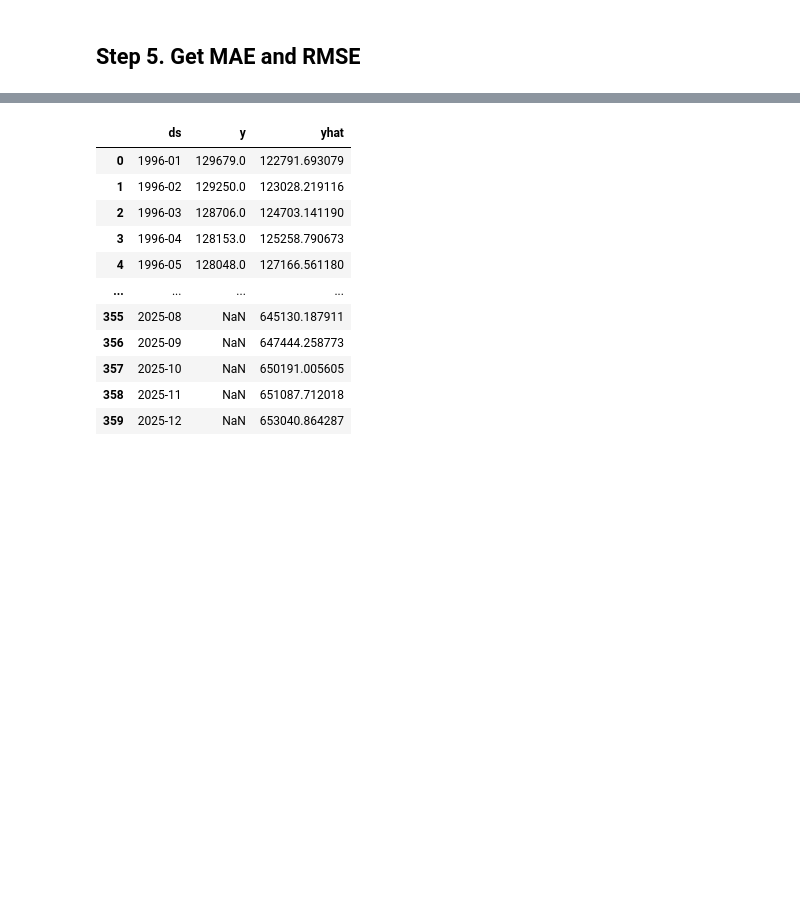
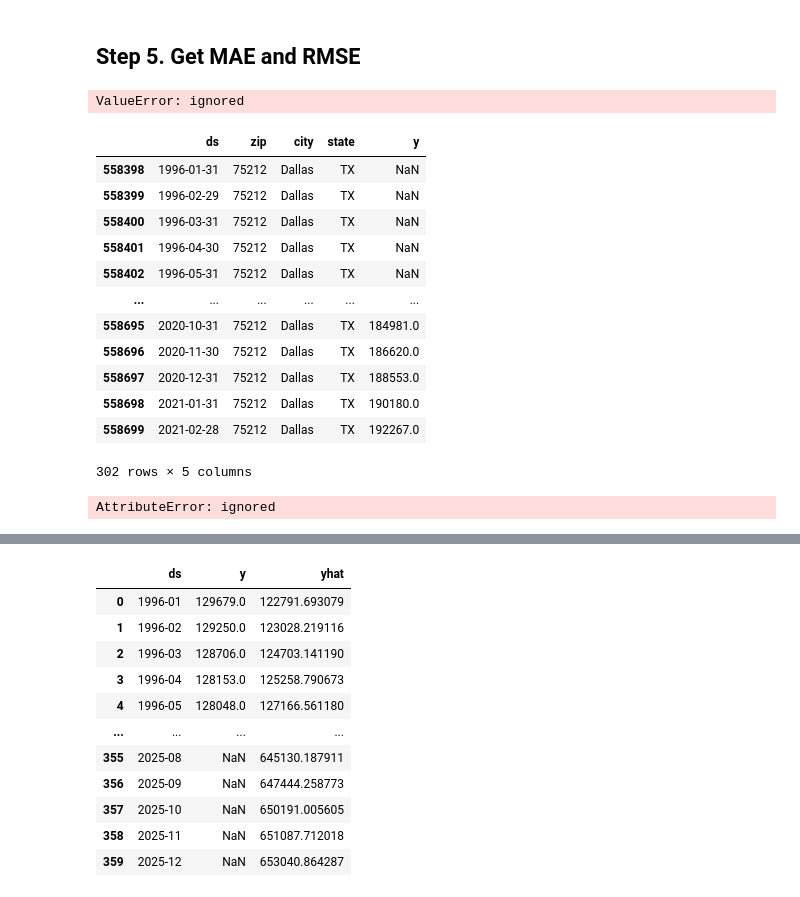
Before and after one commit to jeonghojo00/HousingPricePrediction, a Jupyter notebook: HousingPrice_Prophet_byZip.ipynb, the cells around one changed output, grey strips where cells are left out. Cells and saved outputs as stored; diff of their text form; code cells hidden in the pictures; blank space fills up the shorter version.

```diff
--- a/HousingPrice_Prophet_byZip.ipynb
+++ b/HousingPrice_Prophet_byZip.ipynb
@@ -411,0 +413,38 @@ df = load_data()
+# %%
+##### Get Dataset for a city to run simulations
+state = 'TX'
+city = 'Dallas'
+city_df = get_city_df(df, state, city)
+city_df.loc[:,'ds'] = pd.to_datetime(city_df.loc[:,'ds'], format='%Y-%m-%d')
+city_df['ds'] = city_df['ds'].dt.strftime('%Y-%m')
+train_df = city_df[city_df['ds']<'2016-01']
+test_df = city_df[city_df['ds']>'2015-12']
+
+#### Prepare dictionary for errors
+err_dict[city+state] = dict()
+err_dict[city+state]['mae'] = list()
+err_dict[city+state]['rmse'] = list()
+
+#### Prepare zip code dictionary
+zipCodes = city_df['zip'].unique()
+period = len(test_df[test_df['zip']==zipCodes[0]])+1
+# %%
+md, pred_y = get_HousingPricePrediction(train_df , zipCodes[29], period = period)
+# %% [output]
+ValueError: ignored
+# %%
+df[(df['zip']==zipCodes[29])]
+# %% [output]
+|  | ds | zip | city | state | y |
+| 558398 | 1996-01-31 | 75212 | Dallas | TX | NaN |
+| 558399 | 1996-02-29 | 75212 | Dallas | TX | NaN |
+| 558400 | 1996-03-31 | 75212 | Dallas | TX | NaN |
+| 558401 | 1996-04-30 | 75212 | Dallas | TX | NaN |
+| 558402 | 1996-05-31 | 75212 | Dallas | TX | NaN |
+| ... | ... | ... | ... | ... | ... |
+| 558695 | 2020-10-31 | 75212 | Dallas | TX | 184981.0 |
+| 558696 | 2020-11-30 | 75212 | Dallas | TX | 186620.0 |
+| 558697 | 2020-12-31 | 75212 | Dallas | TX | 188553.0 |
+| 558698 | 2021-01-31 | 75212 | Dallas | TX | 190180.0 |
+| 558699 | 2021-02-28 | 75212 | Dallas | TX | 192267.0 |
+302 rows × 5 columns
@@ -411,0 +453,4 @@ df = load_data()
+# %%
+df[(df['zip']==zipCodes[29]) & df['y']==np.null]
+# %% [output]
+AttributeError: ignored
```
Also changed, not shown: parts of 16 cells of this notebook.
